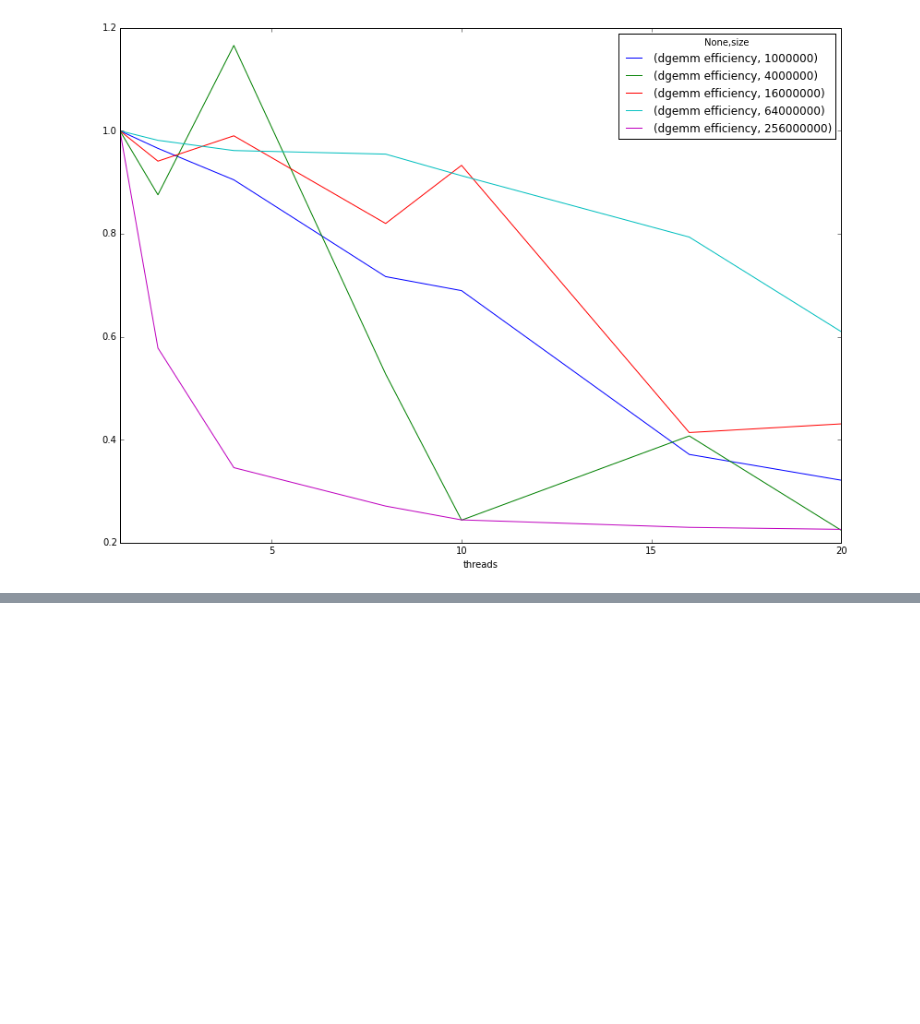
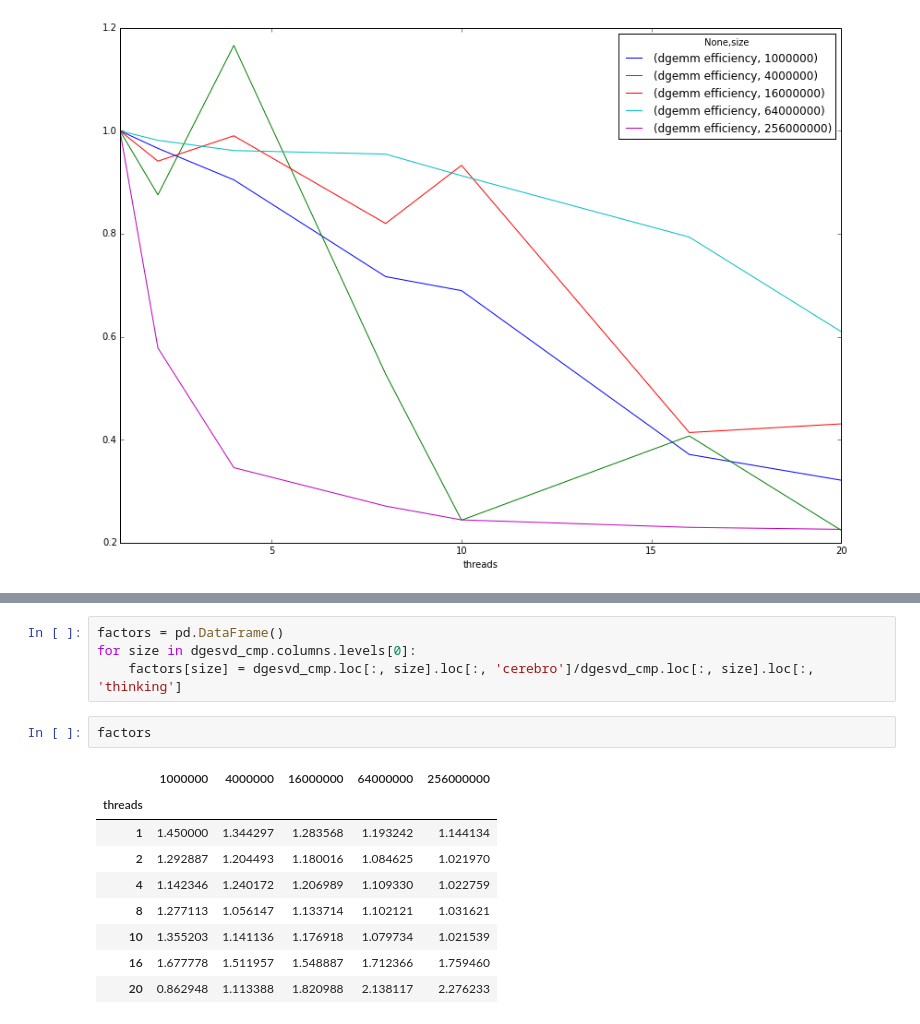
Before and after one commit to gjbex/training-material, a Jupyter notebook: Math/Lapack/SVD/performance_analysis.ipynb, the cells around one changed output, grey strips where cells are left out. Saved outputs shown, nothing was run; the diff lists cells and outputs as text; blank space fills up the shorter version.

```diff
--- a/Math/Lapack/SVD/performance_analysis.ipynb
+++ b/Math/Lapack/SVD/performance_analysis.ipynb
@@ -154,0 +126,16 @@ cerebro_dgemm.plot(figsize=(14,10));
+# %%
+factors = pd.DataFrame()
+for size in dgesvd_cmp.columns.levels[0]:
+    factors[size] = dgesvd_cmp.loc[:, size].loc[:, 'cerebro']/dgesvd_cmp.loc[:, size].loc[:, 'thinking']
+# %%
+factors
+# %% [output]
+|  | 1000000 | 4000000 | 16000000 | 64000000 | 256000000 |
+| threads |  |  |  |  |  |
+| 1 | 1.450000 | 1.344297 | 1.283568 | 1.193242 | 1.144134 |
+| 2 | 1.292887 | 1.204493 | 1.180016 | 1.084625 | 1.021970 |
+| 4 | 1.142346 | 1.240172 | 1.206989 | 1.109330 | 1.022759 |
+| 8 | 1.277113 | 1.056147 | 1.133714 | 1.102121 | 1.031621 |
+| 10 | 1.355203 | 1.141136 | 1.176918 | 1.079734 | 1.021539 |
+| 16 | 1.677778 | 1.511957 | 1.548887 | 1.712366 | 1.759460 |
+| 20 | 0.862948 | 1.113388 | 1.820988 | 2.138117 | 2.276233 |
```
Also changed, not shown: parts of 16 cells of this notebook.
